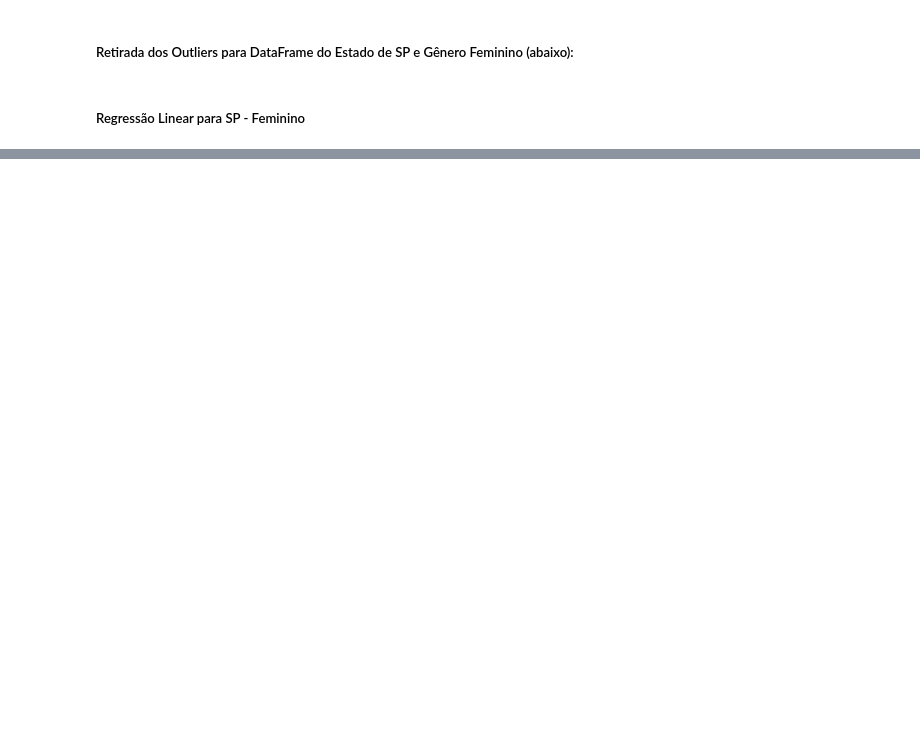
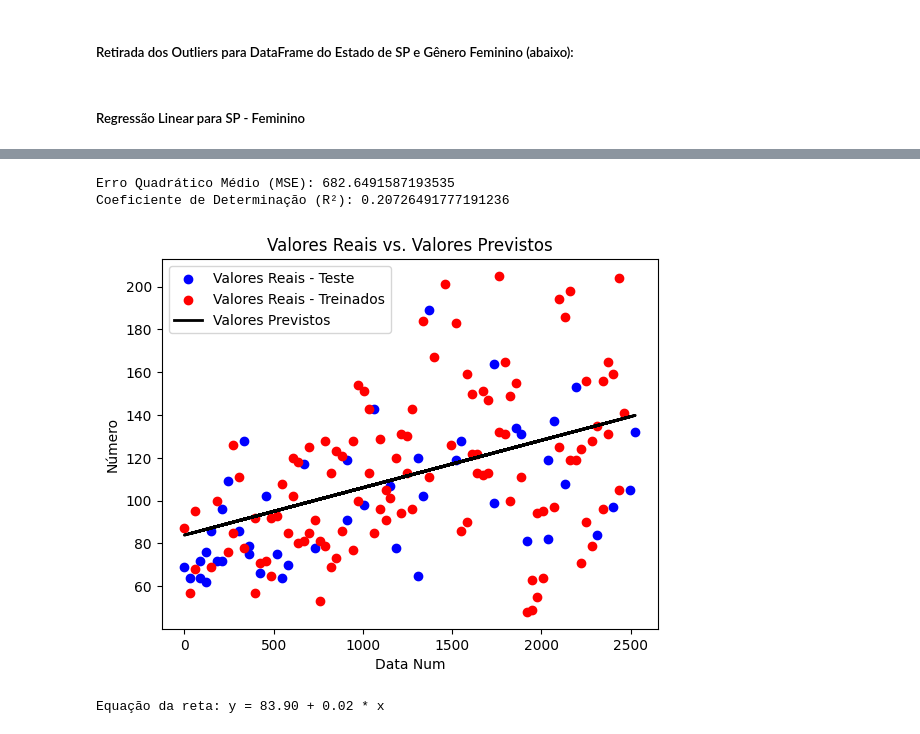
Before and after one commit to gustavo-rocha-barbosa/case-data-science-media-monks-2024, a Jupyter notebook: 2) Case Análise de Dados/main.ipynb, the cells around one changed output, grey strips where cells are left out. Saved outputs shown, nothing was run; the diff lists cells and outputs as text; code cells hidden in the pictures; blank space fills up the shorter version.

```diff
--- a/2) Case Análise de Dados/main.ipynb
+++ b/2) Case Análise de Dados/main.ipynb
@@ -698,9 +700,9 @@ df_sp_fem = df_sp_fem[~((df_sp_fem['numero'] < inferior) | (df_sp_fem['numero']
 # %%
 # Regressão Linear para o DataFrame de SP - Feminino:
 # Devemos Criar a coluna de data númerica de dias corridos para este DataFrame, pois ainda não possui:
-df_sp_fem['data_num'] = (df_sp_fem['data'] - pd.Timestamp(min(df_sp_fem['data']))).dt.days
+df_sp_fem['data_numerica'] = (df_sp_fem['data'] - pd.Timestamp(min(df_sp_fem['data']))).dt.days
 
-x = df_sp_fem['data_num'] # a Biblioteca statsmodel não suporta o formato de Datetime, então neste caso devemos usar a data_num
+x = df_sp_fem['data_numerica'] # a Biblioteca statsmodel não suporta o formato de Datetime, então neste caso devemos usar a data_num
 # data_num é a coluna referente aos dias corridos ao longo dos anos que é a data atual menos a primeira data do DataFrame. (retomando conceito)
 y = df_sp_fem['numero']
 
@@ -708,8 +710,8 @@ x = sm.add_constant(x)
 modelo = sm.OLS(y, x).fit()
 y_pred = modelo.predict()
 
-plt.scatter(df_sp_fem['data_num'], df_sp_fem['numero'], label='Valores Reais', color='red')
-plt.plot(df_sp_fem['data_num'], y_pred, label='Valores Previstos', color='black', linewidth=2)
+plt.scatter(df_sp_fem['data_numerica'], df_sp_fem['numero'], label='Valores Reais', color='red')
+plt.plot(df_sp_fem['data_numerica'], y_pred, label='Valores Previstos', color='black', linewidth=2)
 
 plt.xlabel('Data')
 plt.ylabel('Número - Feminino')
@@ -745,0 +755,41 @@ Equação da reta: y = 90.67 + 0.03 * x
+# %%
+# Dividir os dados em conjuntos de treino e teste - 70% treino e 30% teste
+dados_treino, dados_teste = train_test_split(df_sp, test_size=0.3, random_state=42) # Aqui o slipt é feito de forma aleatória em cima de 30% da base de dados
+
+x_treino = dados_treino['data_numerica']
+y_treino = dados_treino['numero']
+x_treino = sm.add_constant(x_treino)  # Adicionar constante aos dados de treino
+
+modelo = sm.OLS(y_treino, x_treino).fit()
+
+# Fazer previsões nos dados de teste
+x_teste = dados_teste['data_numerica']
+y_teste = dados_teste['numero']
+x_teste = sm.add_constant(x_teste)  # Adicionar constante aos dados de teste
+y_predicao = modelo.predict(x_teste)
+
+# Avaliar o modelo
+mse = mean_squared_error(y_teste, y_predicao)
+r2 = r2_score(y_teste, y_predicao)
+
+print(f"Erro Quadrático Médio (MSE): {mse}")
+print(f"Coeficiente de Determinação (R²): {r2}")
+
+# Plotar os valores reais vs. valores previstos
+plt.scatter(dados_teste['data_numerica'], y_teste, label='Valores Reais - Teste', color='blue')
+plt.scatter(dados_treino['data_numerica'], y_treino, label='Valores Reais - Treinados', color='red')
+plt.plot(dados_teste['data_numerica'], y_predicao, label='Valores Previstos', color='black', linewidth=2)
+plt.xlabel('Data Num')
+plt.ylabel('Número')
+plt.title('Valores Reais vs. Valores Previstos')
+plt.legend()
+plt.show()
+
+# Obter os coeficientes
+intercept, slope = modelo.params
+print(f"Equação da reta: y = {intercept:.2f} + {slope:.2f} * x")
+# %% [output]
+Erro Quadrático Médio (MSE): 682.6491587193535
+Coeficiente de Determinação (R²): 0.20726491777191236
+[figure, added]
+Equação da reta: y = 83.90 + 0.02 * x
```
Also changed, not shown: parts of 45 cells of this notebook, 1 other file.
